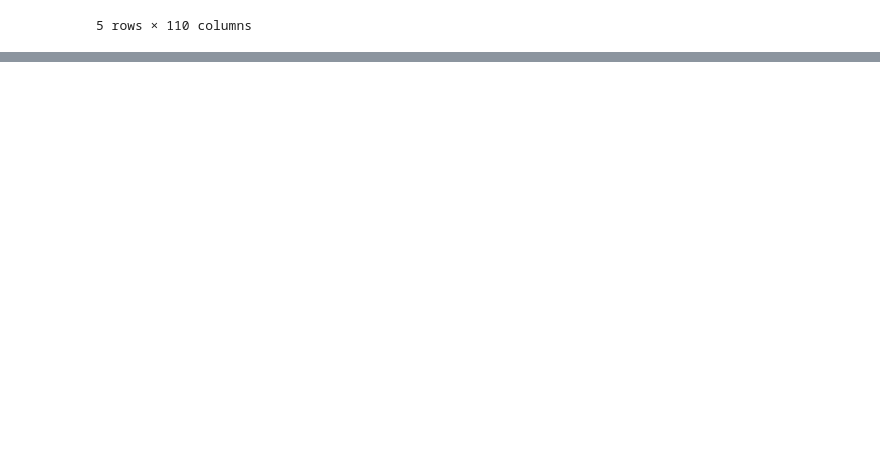
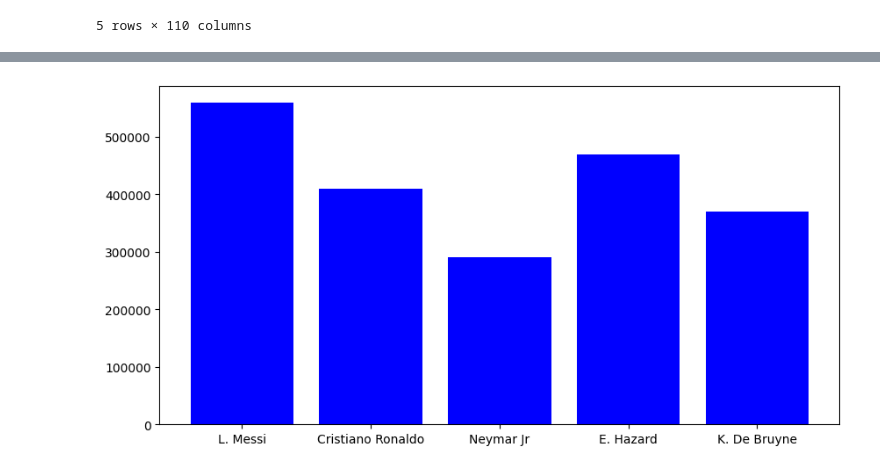
Before and after one commit to snehpatel-02/football_data_analysis, a Jupyter notebook: football_analysis.ipynb, the cells around one changed output, grey strips where cells are left out. Drawn from its saved outputs; the diff is of its cells as text; code cells hidden in the pictures; blank space fills up the shorter version.

```diff
--- a/football_analysis.ipynb
+++ b/football_analysis.ipynb
@@ -19,0 +100,3 @@ fifa.head()
+# %%
+player_salary=fifa[['short_name','wage_eur']]
+player_salary.head()
@@ -19,0 +124,6 @@ fifa.head()
+# %%
+plt.figure(figsize=(10,5))
+plt.bar(list(player_salary['short_name'])[0:5],list(player_salary['wage_eur'])[0:5],color='b')
+plt.show()
+# %% [output]
+[figure, added]
```
Also changed, not shown: parts of 24 cells of this notebook.
